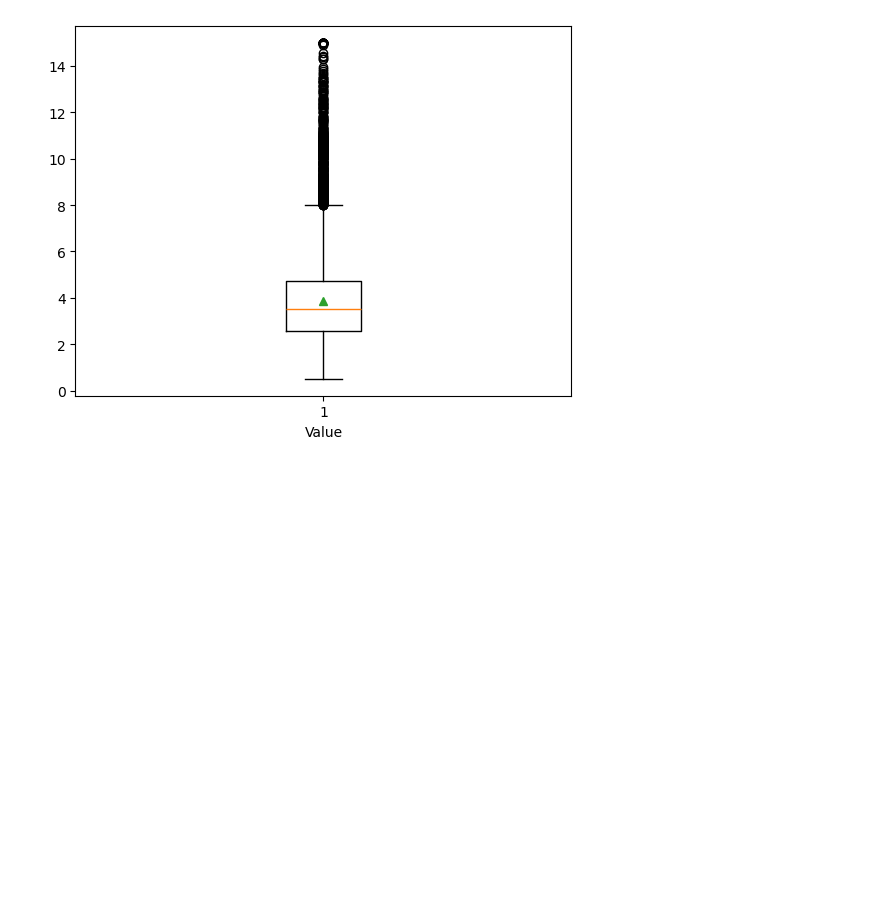
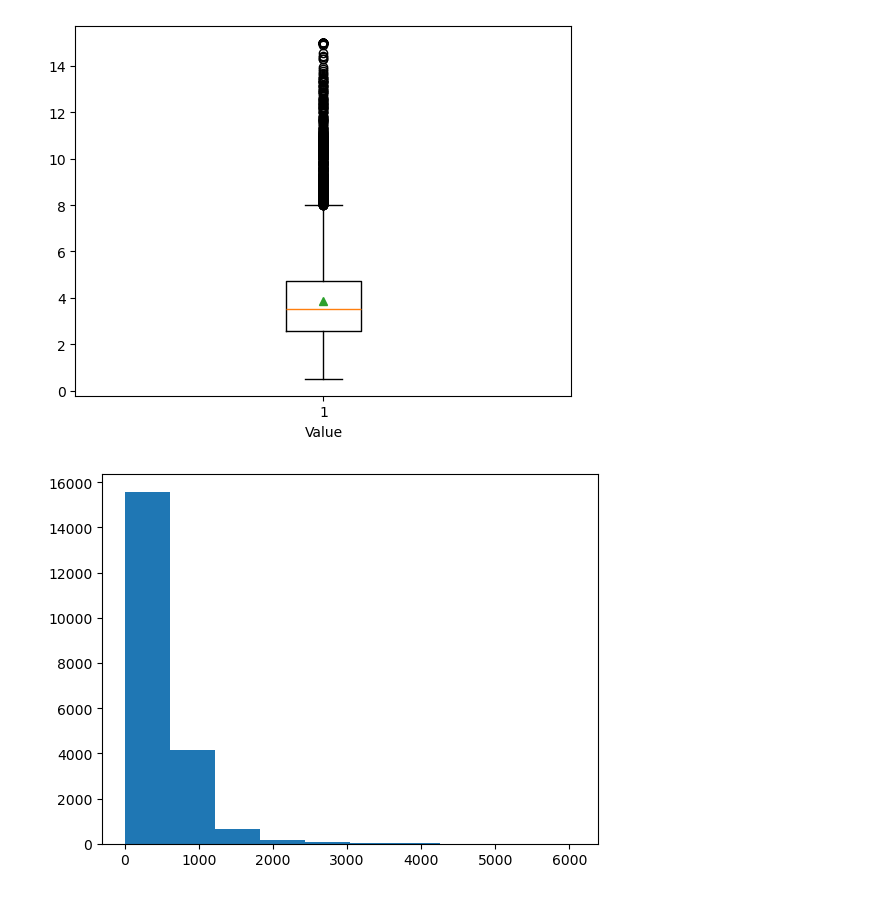
Before and after one commit to schuckers/DTSC2301, a Jupyter notebook: Code/UnivariateSummaries.ipynb, the cells around one changed output. Drawn from its saved outputs; the diff is of its cells as text; code cells hidden in the pictures; blank space fills up the shorter version.

```diff
--- a/Code/UnivariateSummaries.ipynb
+++ b/Code/UnivariateSummaries.ipynb
@@ -65,3 +65,11 @@ plt.xlabel('Value')
 plt.show()
 # %% [output]
 [figure]
+# %%
+plt.hist(CA_housing['households'])
+plt.xlabel(' ')
+#plt.ylabel('Median Age')
+#plt.title('Histogram')
+plt.show()
+# %% [output]
+[figure, added]
```
Also changed, not shown: parts of 2 cells of this notebook, 1 other file.
